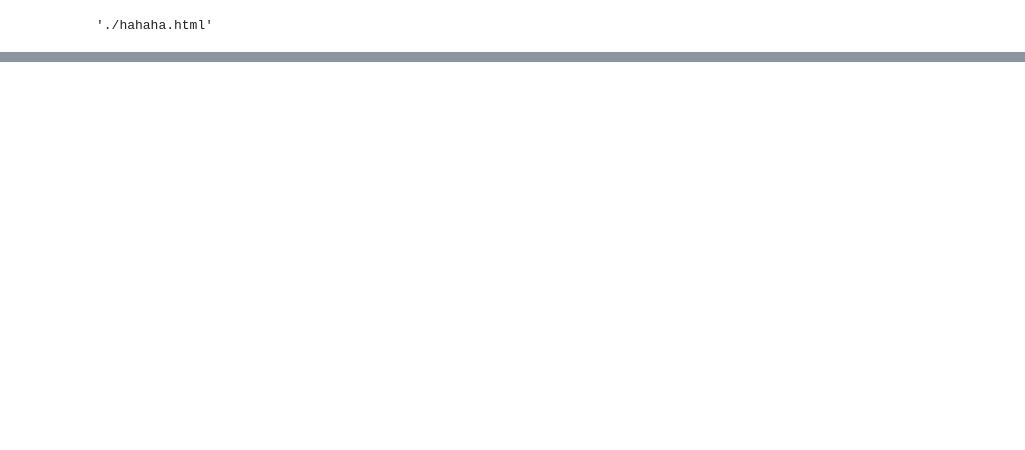
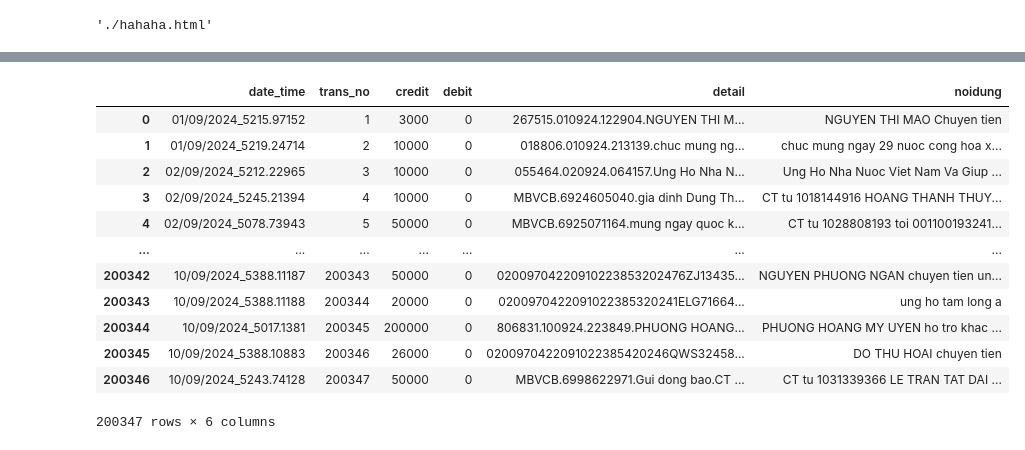
Before and after one commit to BLOC3AN/cousera_Python, a Jupyter notebook: module_5/Untitled.ipynb, the cells around one changed output, grey strips where cells are left out. Drawn from its saved outputs; the diff is of its cells as text; code cells hidden in the pictures; blank space fills up the shorter version.

```diff
--- a/module_5/Untitled.ipynb
+++ b/module_5/Untitled.ipynb
@@ -101,0 +205,3 @@ plotly.offline.plot(fig, filename= "./hahaha.html")
+# %%
+df = pd.read_csv("../../chuyen_khoan.csv")
+df
@@ -101,0 +237,21 @@ plotly.offline.plot(fig, filename= "./hahaha.html")
+# %%
+noidung = []
+for i in df['detail'].str.split("."):
+    noidung.append(i[-1])
+df['noidung'] = noidung
+# %%
+df
+# %% [output]
+|  | date_time | trans_no | credit | debit | detail | noidung |
+| 0 | 01/09/2024_5215.97152 | 1 | 3000 | 0 | 267515.010924.122904.NGUYEN THI M... | NGUYEN THI MAO Chuyen tien |
+| 1 | 01/09/2024_5219.24714 | 2 | 10000 | 0 | 018806.010924.213139.chuc mung ng... | chuc mung ngay 29 nuoc cong hoa x... |
+| 2 | 02/09/2024_5212.22965 | 3 | 10000 | 0 | 055464.020924.064157.Ung Ho Nha N... | Ung Ho Nha Nuoc Viet Nam Va Giup ... |
+| 3 | 02/09/2024_5245.21394 | 4 | 10000 | 0 | MBVCB.6924605040.gia dinh Dung Th... | CT tu 1018144916 HOANG THANH THUY... |
+| 4 | 02/09/2024_5078.73943 | 5 | 50000 | 0 | MBVCB.6925071164.mung ngay quoc k... | CT tu 1028808193 toi 001100193241... |
+| ... | ... | ... | ... | ... | ... | ... |
+| 200342 | 10/09/2024_5388.11187 | 200343 | 50000 | 0 | 02009704220910223853202476ZJ13435... | NGUYEN PHUONG NGAN chuyen tien un... |
+| 200343 | 10/09/2024_5388.11188 | 200344 | 20000 | 0 | 0200970422091022385320241ELG71664... | ung ho tam long a |
+| 200344 | 10/09/2024_5017.1381 | 200345 | 200000 | 0 | 806831.100924.223849.PHUONG HOANG... | PHUONG HOANG MY UYEN ho tro khac ... |
+| 200345 | 10/09/2024_5388.10883 | 200346 | 26000 | 0 | 0200970422091022385420246QWS32458... | DO THU HOAI chuyen tien |
+| 200346 | 10/09/2024_5243.74128 | 200347 | 50000 | 0 | MBVCB.6998622971.Gui dong bao.CT ... | CT tu 1031339366 LE TRAN TAT DAI ... |
+200347 rows × 6 columns
```
Also changed, not shown: parts of 30 cells of this notebook, 4 other files.
